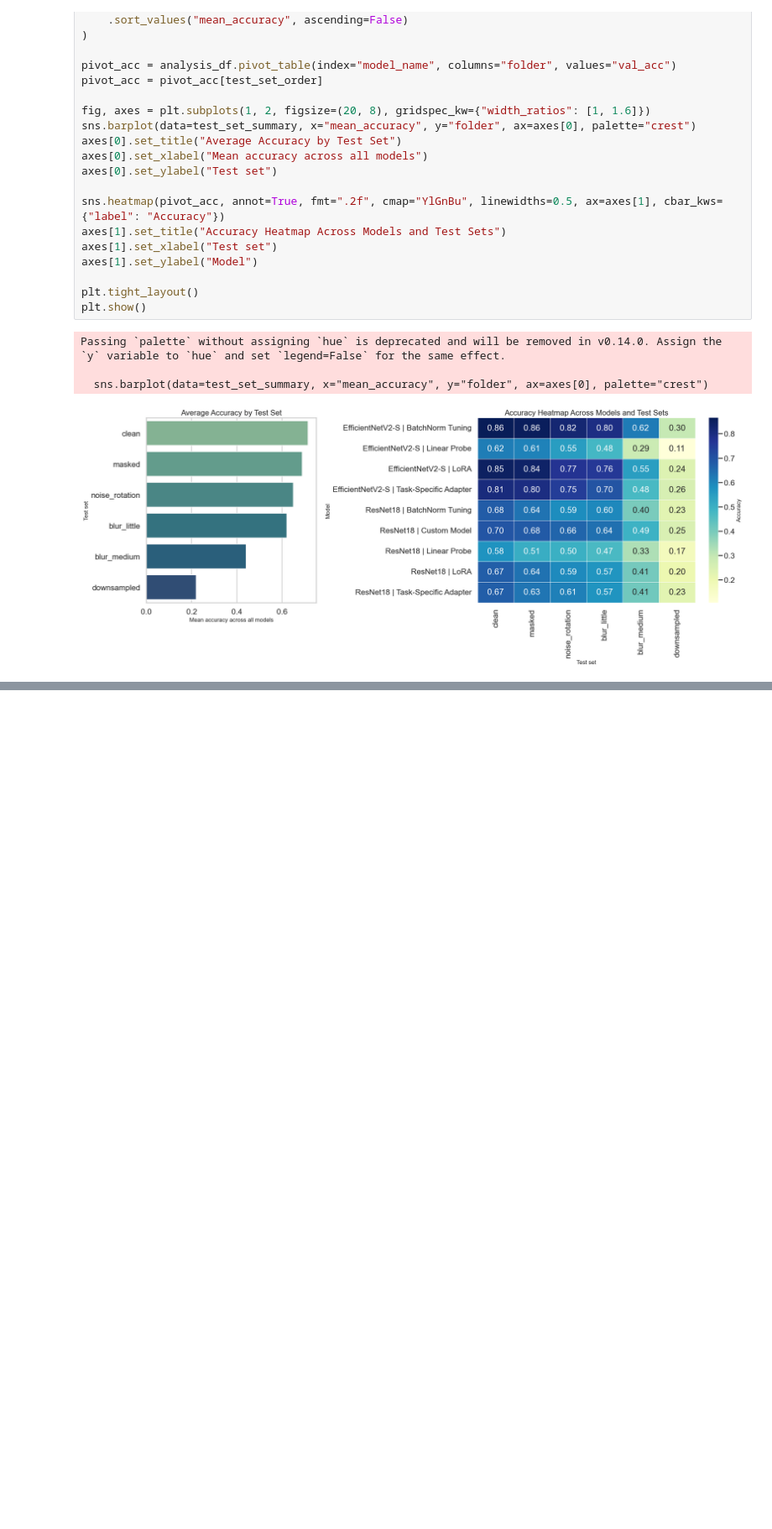
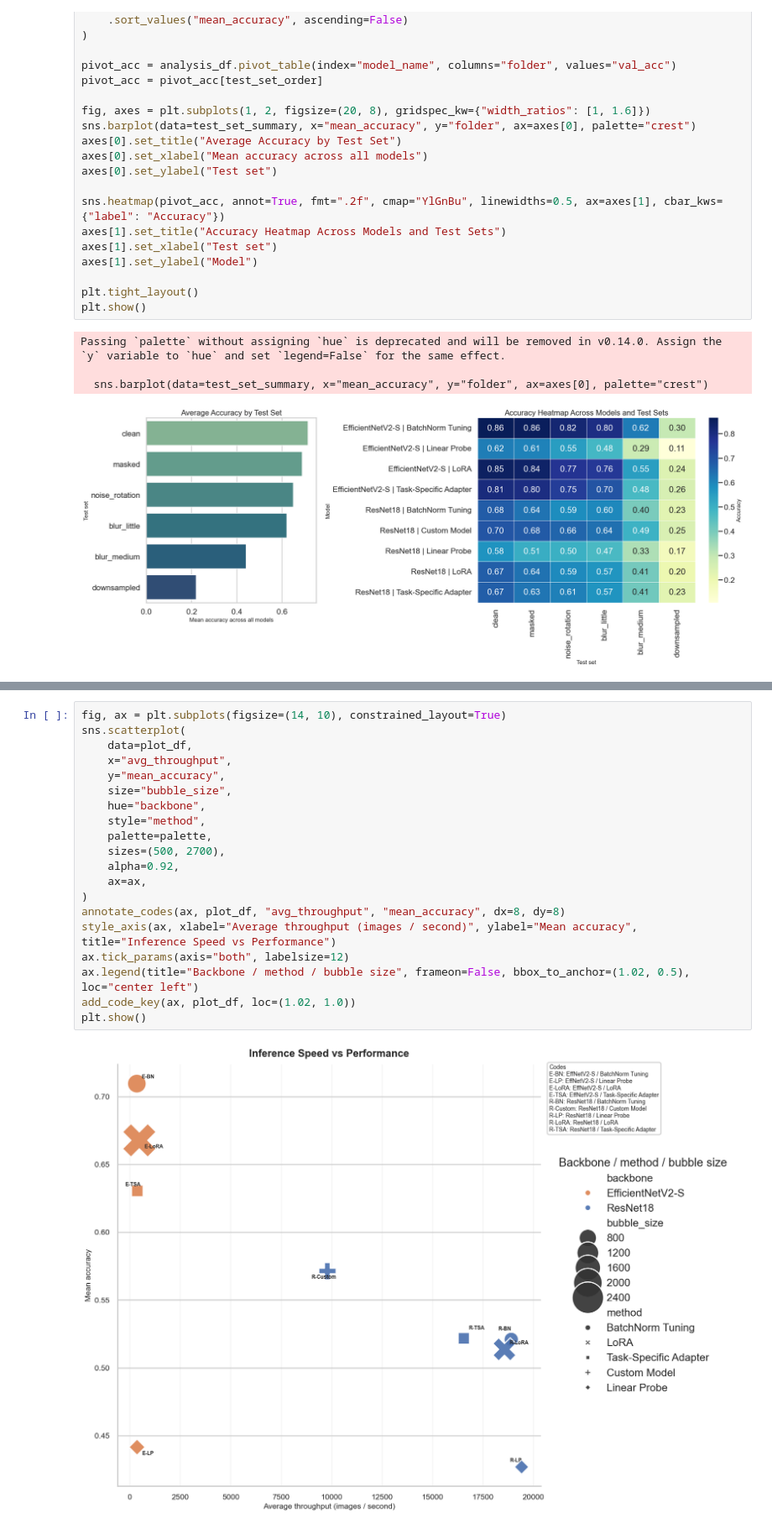
Before and after one commit to phanguy30/food_classification, a Jupyter notebook: analysis.ipynb, the cells around one changed output, grey strips where cells are left out. Shown at 84% size. Saved outputs shown, nothing was run; the diff lists cells and outputs as text; blank space fills up the shorter version.

```diff
--- a/analysis.ipynb
+++ b/analysis.ipynb
@@ -310,0 +355,22 @@ plt.show()
+# %%
+fig, ax = plt.subplots(figsize=(14, 10), constrained_layout=True)
+sns.scatterplot(
+    data=plot_df,
+    x="avg_throughput",
+    y="mean_accuracy",
+    size="bubble_size",
+    hue="backbone",
+    style="method",
+    palette=palette,
+    sizes=(500, 2700),
+    alpha=0.92,
+    ax=ax,
+)
+annotate_codes(ax, plot_df, "avg_throughput", "mean_accuracy", dx=8, dy=8)
+style_axis(ax, xlabel="Average throughput (images / second)", ylabel="Mean accuracy", title="Inference Speed vs Performance")
+ax.tick_params(axis="both", labelsize=12)
+ax.legend(title="Backbone / method / bubble size", frameon=False, bbox_to_anchor=(1.02, 0.5), loc="center left")
+add_code_key(ax, plot_df, loc=(1.02, 1.0))
+plt.show()
+# %% [output]
+[figure, added]
```
Also changed, not shown: parts of 15 cells of this notebook.
